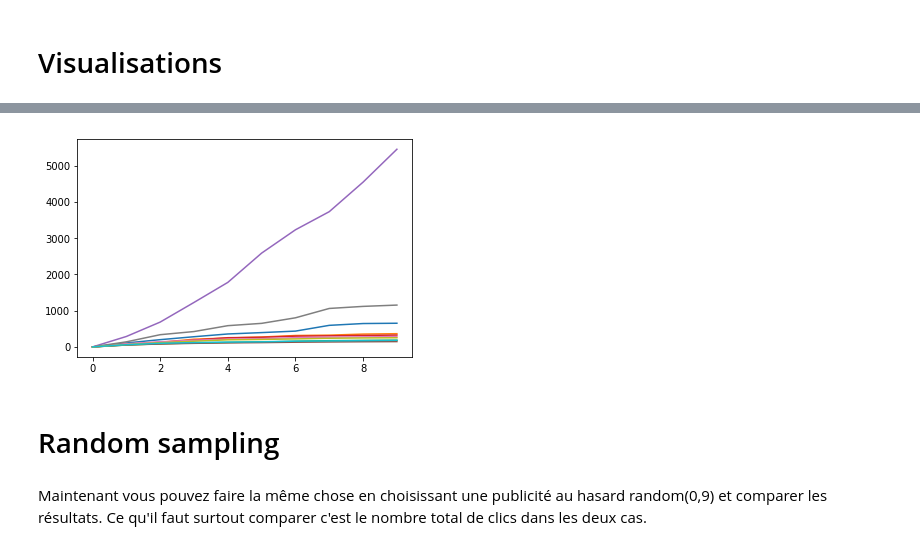
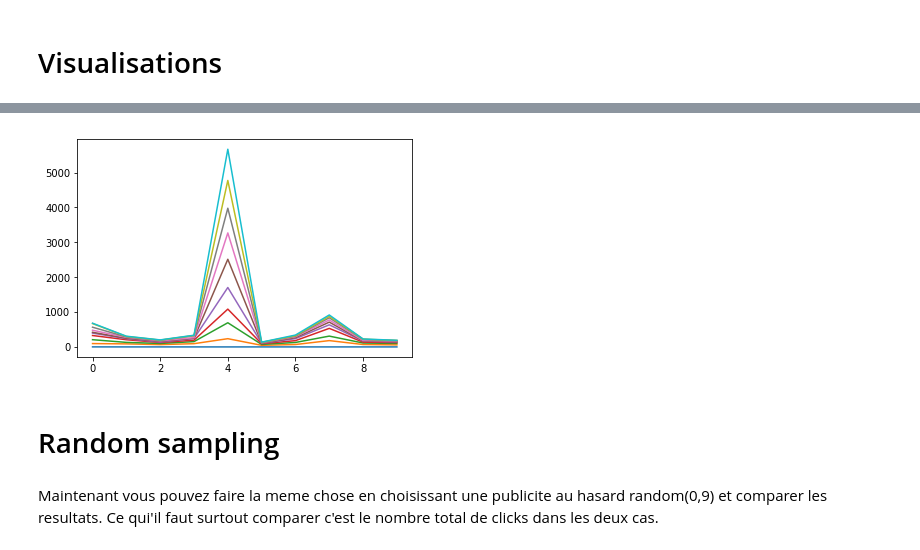
Before and after one commit to 42-AI/workshops_ml_2018, a Jupyter notebook: Semaine-9/exerciceUCB-Sujet.ipynb, the cells around one changed output, grey strips where cells are left out. Drawn from its saved outputs; the diff is of its cells as text; code cells hidden in the pictures.

```diff
--- a/Semaine-9/exerciceUCB-Sujet.ipynb
+++ b/Semaine-9/exerciceUCB-Sujet.ipynb
@@ -67,18 +67,21 @@ Ceci va permettre d'enregistrer l'historique de modification de comportement de
 # %%
 # pour chaque iteration je cherche la meilleure publicite a afficher
-
 for n in range(0, N):
 
+
     # pour chaque publicite (action possible) je compare le ucb, et je garde index du meilleur ucb
-    for ad_index in range(0, number_ads):
+    for i in range(0, number_ads):
 
         # mettre a jour le tableau avec les taux de clicks
 
 
-        # mettre a jour le UCB pour chaque publicite
+        # mettre a jour ile UCB pour chaque publicite
 
 
-        # trouver le meilleur ucb et la publicite a afficher
+        # trouver le meuilleur ucb
+
+
+        # trouver la publicite a afficher
 
 
 
@@ -177,11 +171,11 @@ d.head()
 # %%
 for i in range (0,10):
-    plt.plot(d[i])
+    plt.plot(display_history[i])
 # %% [output]
-[figure, old version]
+[figure, new version]
 # %% [markdown]
 # Random sampling
 # %% [markdown]
-Maintenant vous pouvez faire la même chose en choisissant une publicité au hasard random(0,9)
-et comparer les résultats.
-Ce qu'il faut surtout comparer c'est le nombre total de clics dans les deux cas.
+Maintenant vous pouvez faire la meme chose en choisissant une publicite au hasard random(0,9)
+et comparer les resultats.
+Ce qui'il faut surtout comparer c'est le nombre total de clicks dans les deux cas.
```
Also changed, not shown: parts of 26 cells of this notebook, 1 other file.
